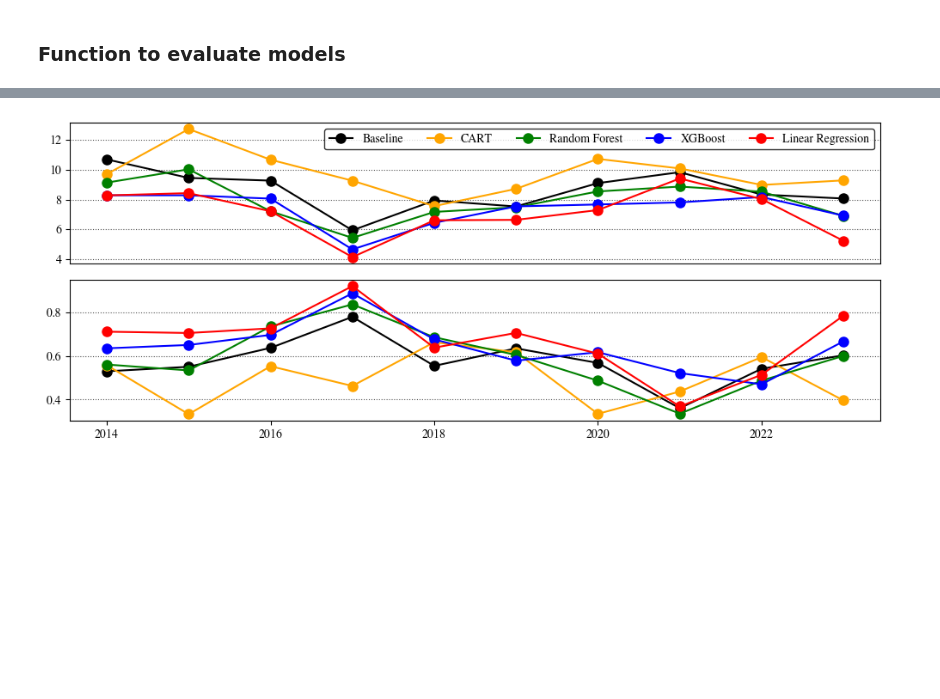
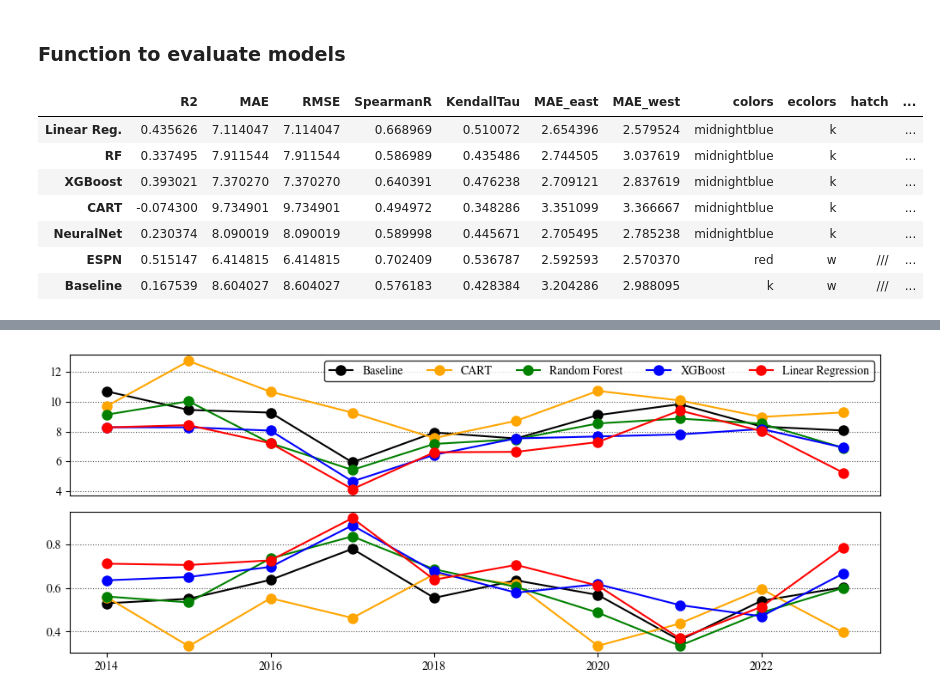
Before and after one commit to martinbog19/balling-on-the-edge, a Jupyter notebook: model_scoring.ipynb, the cells around one changed output, grey strips where cells are left out. Cells and saved outputs as stored; diff of their text form; code cells hidden in the pictures; blank space fills up the shorter version.

```diff
--- a/model_scoring.ipynb
+++ b/model_scoring.ipynb
@@ -94,0 +107,19 @@ res_baseline, avg_baseline = evaluate_model('data/pred_test_baseline.csv', years
+# %%
+metrics = pd.DataFrame(np.column_stack((avg_lr, avg_rf, avg_xgb, avg_cart, avg_nn, avg_baseline, avg_espn)).T,
+            columns = ['R2', 'MAE', 'RMSE', 'SpearmanR', 'KendallTau', 'MAE_east', 'MAE_west'],
+            index = ['Linear Reg.', 'RF', 'XGBoost', 'CART', 'NeuralNet', 'Baseline', 'ESPN'])
+metrics['colors'] = 5 * ['midnightblue'] + ['k'] + ['red']
+metrics['ecolors'] = 5 * ['k'] + 2 * ['w']
+metrics['hatch'] = 5 * [''] + 2 * ['///']
+metrics['porder'] = 5 * [2] + [0] + [1]
+metrics = metrics.sort_values('porder', ascending = False)
+metrics
+# %% [output]
+|  | R2 | MAE | RMSE | SpearmanR | KendallTau | MAE_east | MAE_west | colors | ecolors | hatch | ... |
+| Linear Reg. | 0.435626 | 7.114047 | 7.114047 | 0.668969 | 0.510072 | 2.654396 | 2.579524 | midnightblue | k |  | ... |
+| RF | 0.337495 | 7.911544 | 7.911544 | 0.586989 | 0.435486 | 2.744505 | 3.037619 | midnightblue | k |  | ... |
+| XGBoost | 0.393021 | 7.370270 | 7.370270 | 0.640391 | 0.476238 | 2.709121 | 2.837619 | midnightblue | k |  | ... |
+| CART | -0.074300 | 9.734901 | 9.734901 | 0.494972 | 0.348286 | 3.351099 | 3.366667 | midnightblue | k |  | ... |
+| NeuralNet | 0.230374 | 8.090019 | 8.090019 | 0.589998 | 0.445671 | 2.705495 | 2.785238 | midnightblue | k |  | ... |
+| ESPN | 0.515147 | 6.414815 | 6.414815 | 0.702409 | 0.536787 | 2.592593 | 2.570370 | red | w | /// | ... |
+| Baseline | 0.167539 | 8.604027 | 8.604027 | 0.576183 | 0.428384 | 3.204286 | 2.988095 | k | w | /// | ... |
```
Also changed, not shown: parts of 8 cells of this notebook.
